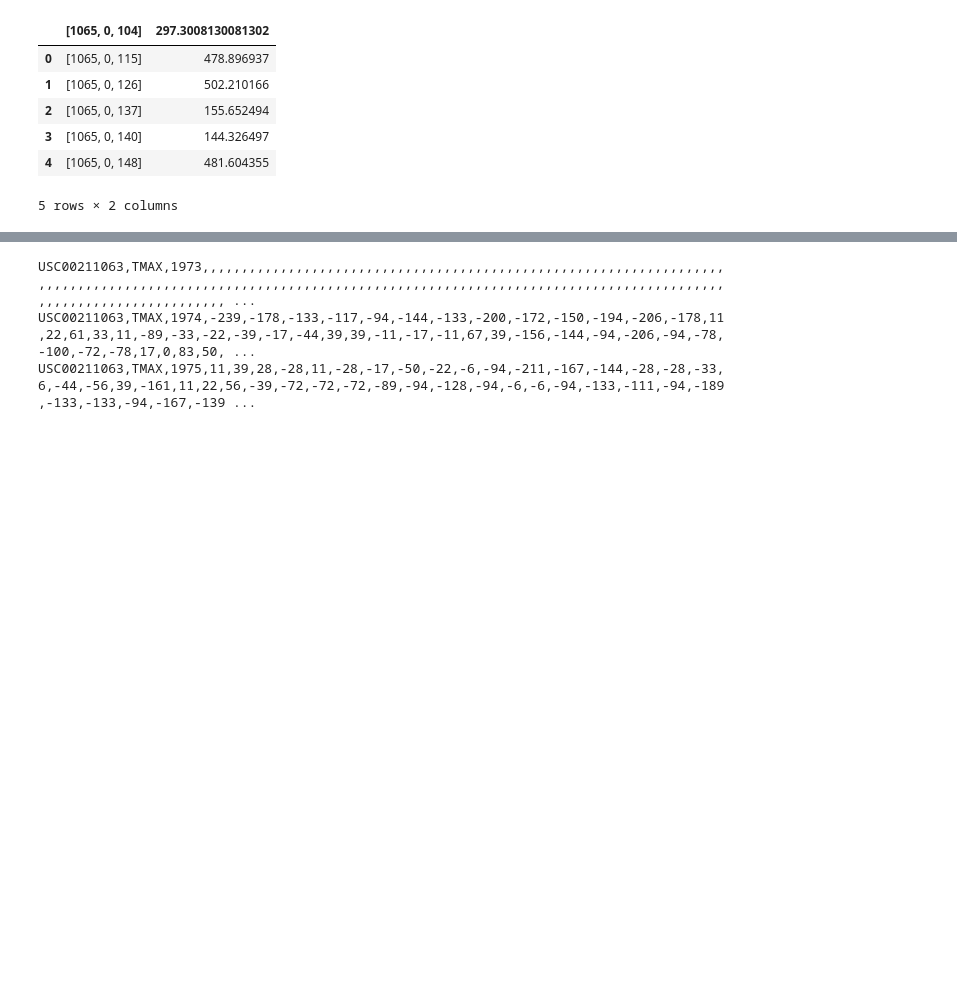
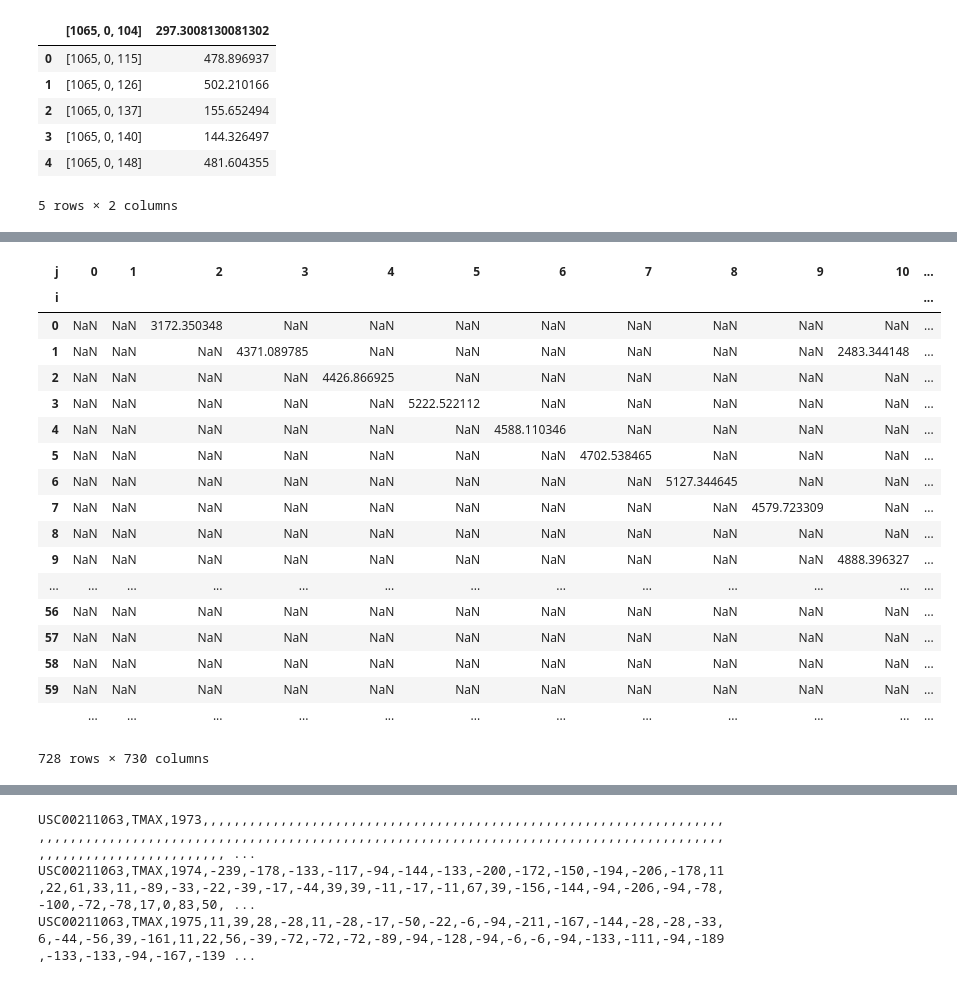
Before and after one commit to nonlogic/UCSD_BigData, a Jupyter notebook: notebooks/weather.mapreduce/Runner.ipynb, the cells around one changed output, grey strips where cells are left out. Cells and saved outputs as stored; diff of their text form; code cells hidden in the pictures; blank space fills up the shorter version.

```diff
--- a/notebooks/weather.mapreduce/Runner.ipynb
+++ b/notebooks/weather.mapreduce/Runner.ipynb
@@ -275,0 +316,6 @@ cov_a.head()
+# %%
+dfCovs = pd.read_table('cov_64.head.pkl',header=None,delimiter=r"[\[\]\",\t]+")#,names=['partitionID','Type','Mean'])
+dfCovs = dfCovs.drop(0,1)
+dfCovs.columns = ['partitionID','i','j','cov_ij']
+dfCovs = pd.pivot_table(dfCovs,values='cov_ij',rows=['partitionID','i'],cols='j')
+dfCovs.head()
@@ -276,3 +331,25 @@ cov_a.head()
+# %%
+dfCovs.ix[1002,:]
+# %% [output]
+| j | 0 | 1 | 2 | 3 | 4 | 5 | 6 | 7 | 8 | 9 | 10 | ... |
+| i |  |  |  |  |  |  |  |  |  |  |  | ... |
+| 0 | NaN | NaN | 3172.350348 | NaN | NaN | NaN | NaN | NaN | NaN | NaN | NaN | ... |
+| 1 | NaN | NaN | NaN | 4371.089785 | NaN | NaN | NaN | NaN | NaN | NaN | 2483.344148 | ... |
+| 2 | NaN | NaN | NaN | NaN | 4426.866925 | NaN | NaN | NaN | NaN | NaN | NaN | ... |
+| 3 | NaN | NaN | NaN | NaN | NaN | 5222.522112 | NaN | NaN | NaN | NaN | NaN | ... |
+| 4 | NaN | NaN | NaN | NaN | NaN | NaN | 4588.110346 | NaN | NaN | NaN | NaN | ... |
+| 5 | NaN | NaN | NaN | NaN | NaN | NaN | NaN | 4702.538465 | NaN | NaN | NaN | ... |
+| 6 | NaN | NaN | NaN | NaN | NaN | NaN | NaN | NaN | 5127.344645 | NaN | NaN | ... |
+| 7 | NaN | NaN | NaN | NaN | NaN | NaN | NaN | NaN | NaN | 4579.723309 | NaN | ... |
+| 8 | NaN | NaN | NaN | NaN | NaN | NaN | NaN | NaN | NaN | NaN | NaN | ... |
+| 9 | NaN | NaN | NaN | NaN | NaN | NaN | NaN | NaN | NaN | NaN | 4888.396327 | ... |
+| ... | ... | ... | ... | ... | ... | ... | ... | ... | ... | ... | ... | ... |
+| 56 | NaN | NaN | NaN | NaN | NaN | NaN | NaN | NaN | NaN | NaN | NaN | ... |
+| 57 | NaN | NaN | NaN | NaN | NaN | NaN | NaN | NaN | NaN | NaN | NaN | ... |
+| 58 | NaN | NaN | NaN | NaN | NaN | NaN | NaN | NaN | NaN | NaN | NaN | ... |
+| 59 | NaN | NaN | NaN | NaN | NaN | NaN | NaN | NaN | NaN | NaN | NaN | ... |
+|  | ... | ... | ... | ... | ... | ... | ... | ... | ... | ... | ... | ... |
+728 rows × 730 columns
 # %%
 dfCovs = pd.read_table('cov_a.pkl',header=None,delimiter=r"[\[\]\",\t]+")#,names=['partitionID','Type','Mean'])
 dfCovs = dfCovs.drop(0,1)
```
Also changed, not shown: parts of 7 cells of this notebook.
